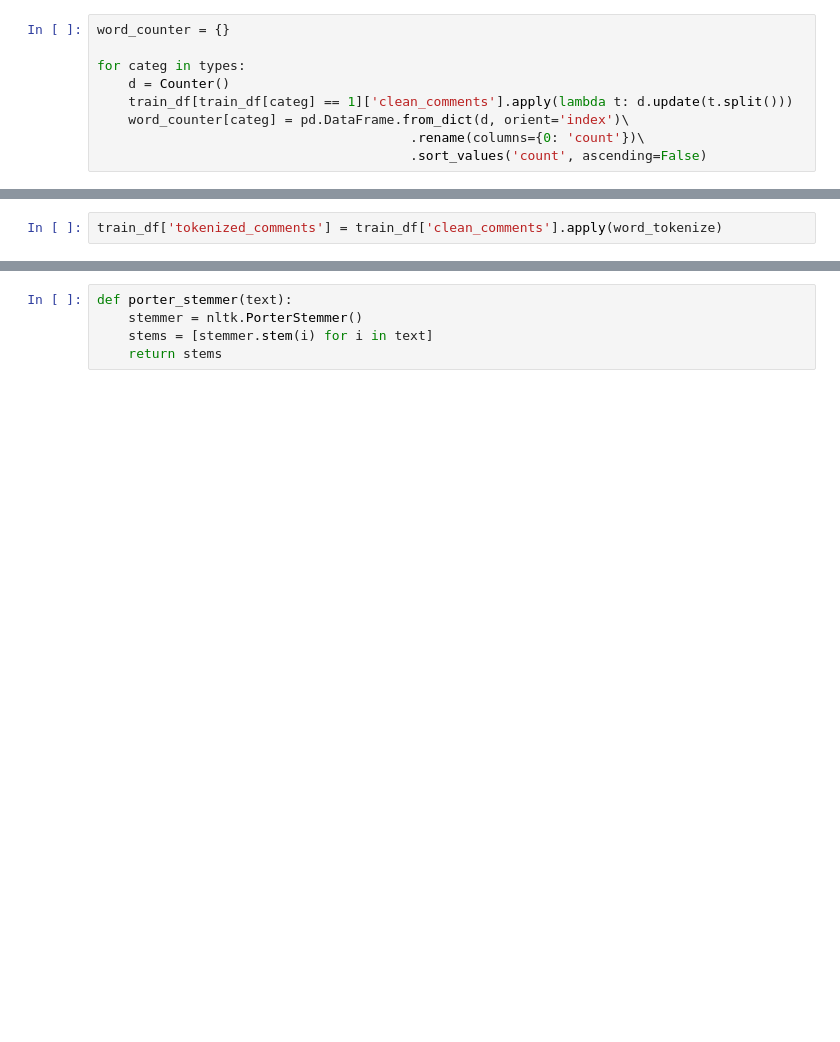
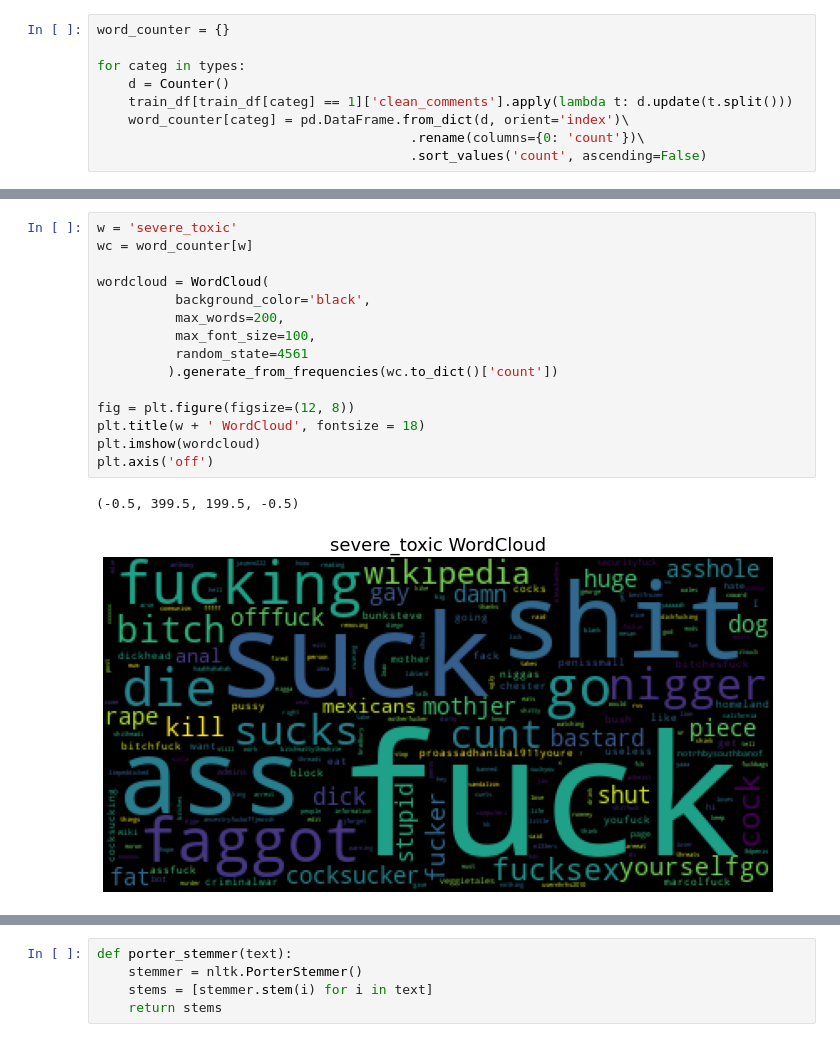
Before and after one commit to lbenbaccar/Toxic-Comment-Classification-Challenge, a Jupyter notebook: Toxic comments classification.ipynb, the cells around one changed output, grey strips where cells are left out. Cells and saved outputs as stored; diff of their text form; blank space fills up the shorter version.

```diff
--- a/Toxic comments classification.ipynb
+++ b/Toxic comments classification.ipynb
@@ -337,2 +371,18 @@ for w in word_counter:
-# %%
-train_df['tokenized_comments'] = train_df['clean_comments'].apply(word_tokenize)
+# %%
+w = 'severe_toxic'
+wc = word_counter[w]
+
+wordcloud = WordCloud(
+          background_color='black',
+          max_words=200,
+          max_font_size=100,
+          random_state=4561
+         ).generate_from_frequencies(wc.to_dict()['count'])
+
+fig = plt.figure(figsize=(12, 8))
+plt.title(w + ' WordCloud', fontsize = 18)
+plt.imshow(wordcloud)
+plt.axis('off')
+# %% [output]
+(-0.5, 399.5, 199.5, -0.5)
+[figure, added]
```
Also changed, not shown: parts of 39 cells of this notebook.
